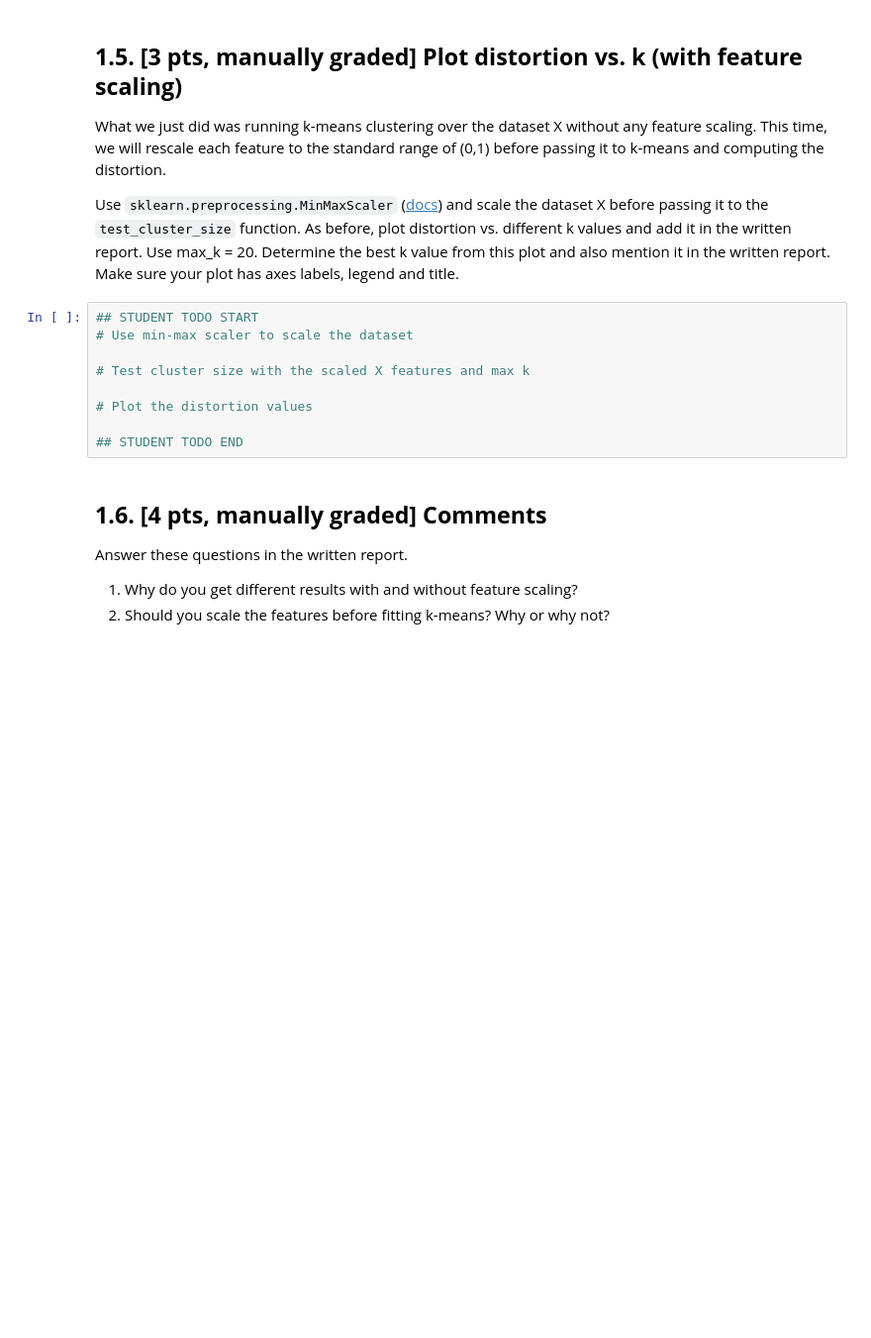
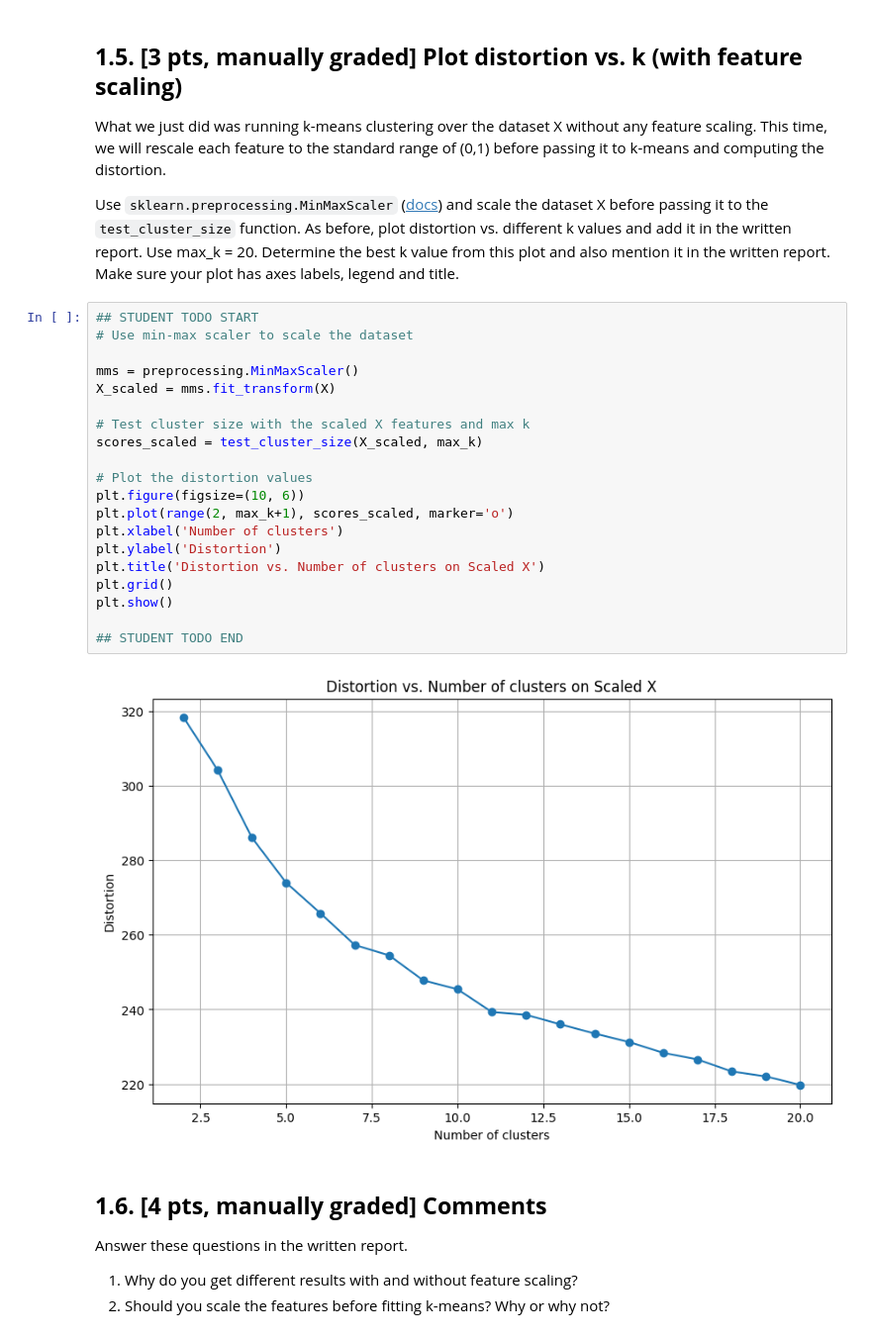
Before and after one commit to alan-w25/cis-5190, a Jupyter notebook: hw/hw3/coding/CIS_5190_Alan_Wu_HW3_Student_Version.ipynb, the cells around one changed output. Shown: that part at 99% size. Drawn from its saved outputs; the diff is of its cells as text; blank space fills up the shorter version.

```diff
--- a/hw/hw3/coding/CIS_5190_Alan_Wu_HW3_Student_Version.ipynb
+++ b/hw/hw3/coding/CIS_5190_Alan_Wu_HW3_Student_Version.ipynb
@@ -371,12 +456,25 @@ Use `sklearn.preprocessing.MinMaxScaler` ([docs](https://scikit-learn.org/stable
 # %%
 ## STUDENT TODO START
 # Use min-max scaler to scale the dataset
 
+mms = preprocessing.MinMaxScaler()
+X_scaled = mms.fit_transform(X)
+
 # Test cluster size with the scaled X features and max k
+scores_scaled = test_cluster_size(X_scaled, max_k)
 
 # Plot the distortion values
+plt.figure(figsize=(10, 6))
+plt.plot(range(2, max_k+1), scores_scaled, marker='o')
+plt.xlabel('Number of clusters')
+plt.ylabel('Distortion')
+plt.title('Distortion vs. Number of clusters on Scaled X')
+plt.grid()
+plt.show()
 
 ## STUDENT TODO END
+# %% [output]
+[figure, added]
 # %% [markdown]
 ## **1.6. [4 pts, manually graded] Comments**
 
```
Also changed, not shown: parts of 23 cells of this notebook, 3 other files.
